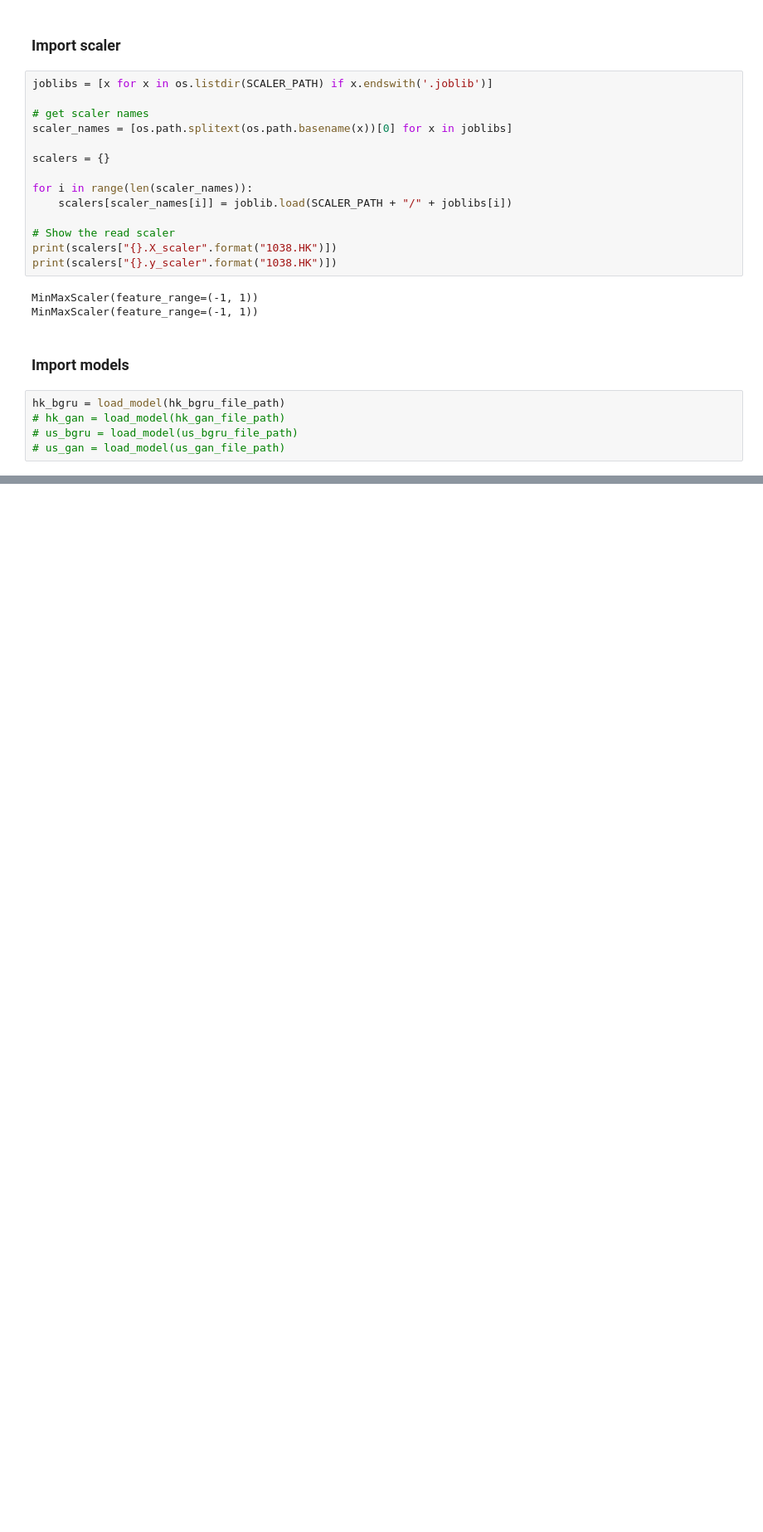
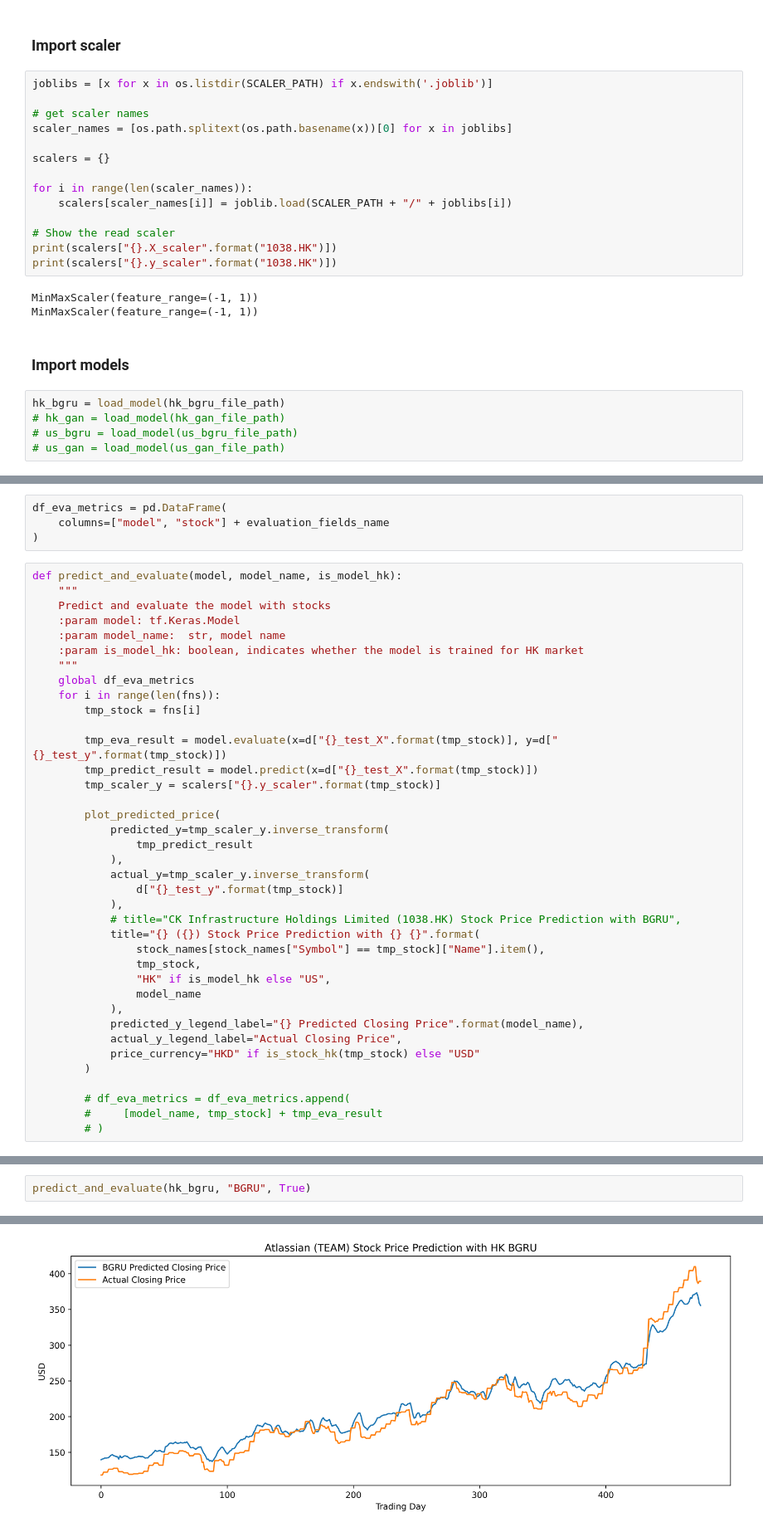
Before and after one commit to wilsonvolker/comparative-study-bgru-gan-model, a Jupyter notebook: 4. Model Evaluation.ipynb, the cells around one changed output, grey strips where cells are left out. Shown at 83% size. Cells and saved outputs as stored; diff of their text form; blank space fills up the shorter version.

Commit message:
added codes for generating the prediction result

```diff
--- a/4. Model Evaluation.ipynb
+++ b/4. Model Evaluation.ipynb
@@ -144,0 +156,42 @@ plot_predicted_price(
+# %%
+df_eva_metrics = pd.DataFrame(
+    columns=["model", "stock"] + evaluation_fields_name
+)
+# %%
+def predict_and_evaluate(model, model_name, is_model_hk):
+    """
+    Predict and evaluate the model with stocks
+    :param model: tf.Keras.Model
+    :param model_name:  str, model name
+    :param is_model_hk: boolean, indicates whether the model is trained for HK market
+    """
+    global df_eva_metrics
+    for i in range(len(fns)):
+        tmp_stock = fns[i]
+
+        tmp_eva_result = model.evaluate(x=d["{}_test_X".format(tmp_stock)], y=d["{}_test_y".format(tmp_stock)])
+        tmp_predict_result = model.predict(x=d["{}_test_X".format(tmp_stock)])
+        tmp_scaler_y = scalers["{}.y_scaler".format(tmp_stock)]
+
+        plot_predicted_price(
+            predicted_y=tmp_scaler_y.inverse_transform(
+                tmp_predict_result
+            ),
+            actual_y=tmp_scaler_y.inverse_transform(
+                d["{}_test_y".format(tmp_stock)]
+            ),
+            # title="CK Infrastructure Holdings Limited (1038.HK) Stock Price Prediction with BGRU",
+            title="{} ({}) Stock Price Prediction with {} {}".format(
+                stock_names[stock_names["Symbol"] == tmp_stock]["Name"].item(),
+                tmp_stock,
+                "HK" if is_model_hk else "US",
+                model_name
+            ),
+            predicted_y_legend_label="{} Predicted Closing Price".format(model_name),
+            actual_y_legend_label="Actual Closing Price",
+            price_currency="HKD" if is_stock_hk(tmp_stock) else "USD"
+        )
+
+        # df_eva_metrics = df_eva_metrics.append(
+        #     [model_name, tmp_stock] + tmp_eva_result
+        # )
@@ -144,0 +201,3 @@ plot_predicted_price(
+# %%
+predict_and_evaluate(hk_bgru, "BGRU", True)
+# %% [output]
@@ -144,0 +205 @@ plot_predicted_price(
+[figure, added]
```
Also changed, not shown: parts of 18 cells of this notebook, 1 other file.
